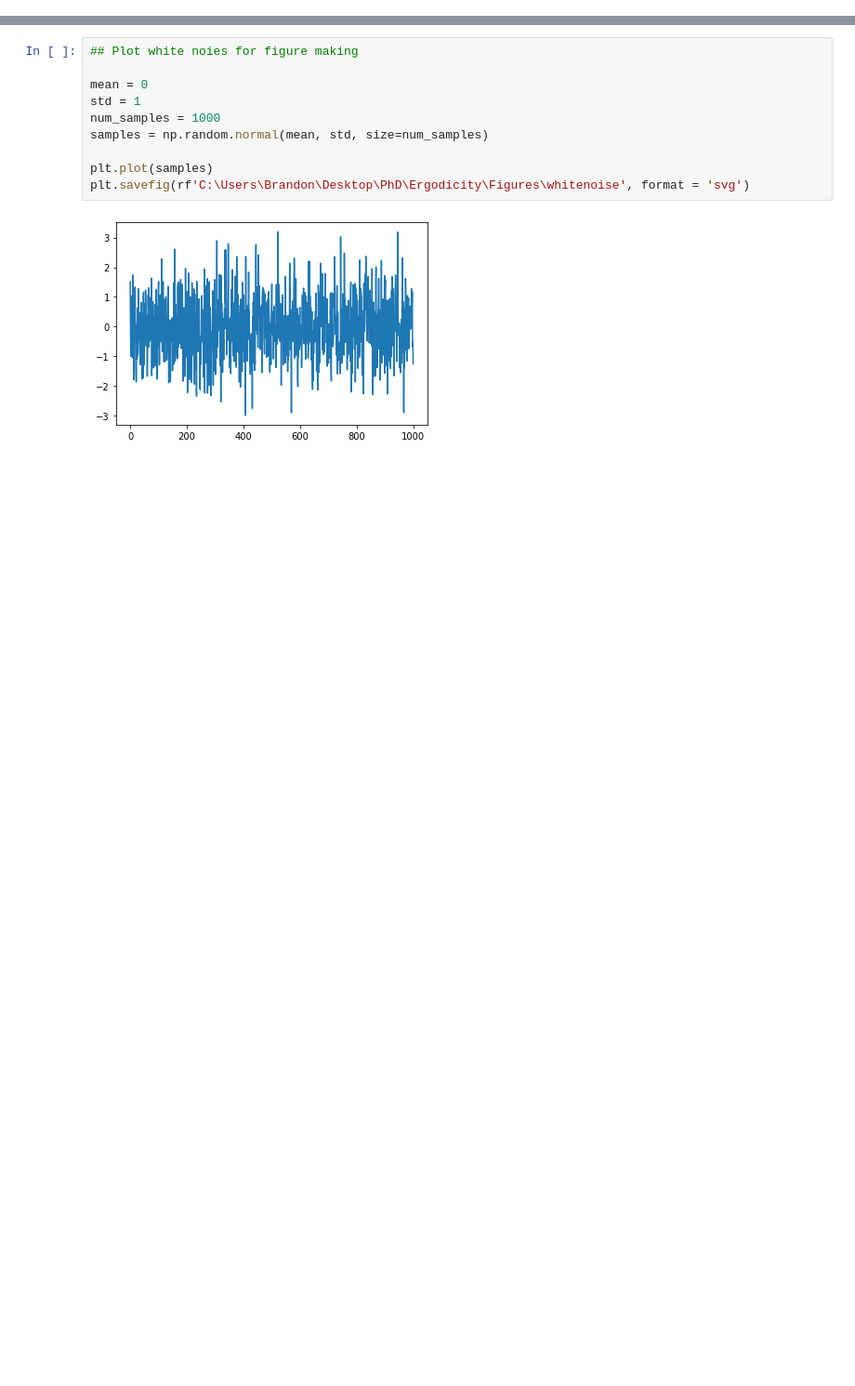
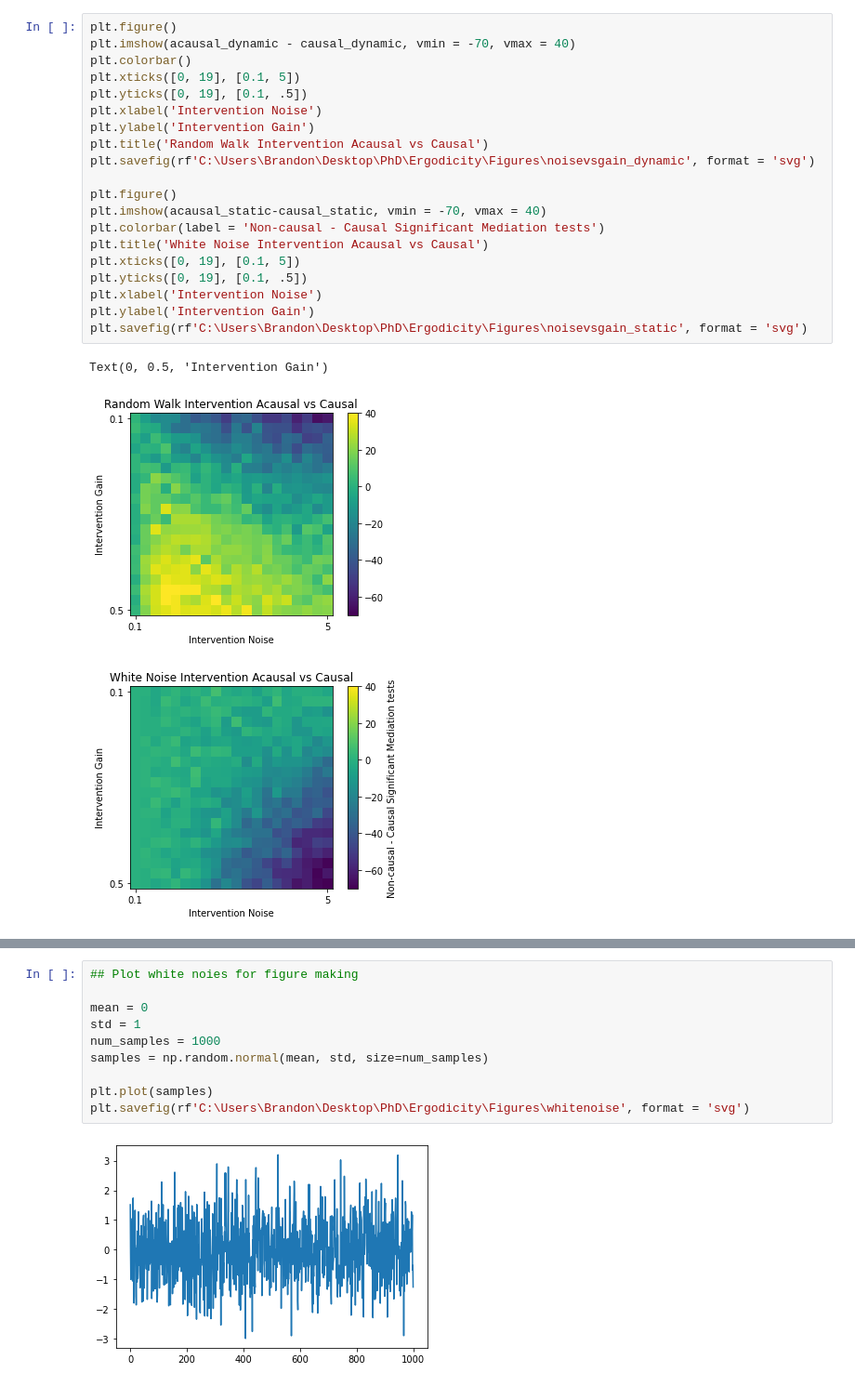
Before and after one commit to BJCaie/Ergodicity, a Jupyter notebook: Mediation_Analyses.ipynb, the cells around one changed output, grey strips where cells are left out. Shown at 93% size. Drawn from its saved outputs; the diff is of its cells as text; blank space fills up the shorter version.

```diff
--- a/Mediation_Analyses.ipynb
+++ b/Mediation_Analyses.ipynb
@@ -352,0 +366,24 @@ Text(0.5, 1.0, 'Dynamic Intervention, Independent, Low Phi')
+# %%
+plt.figure()
+plt.imshow(acausal_dynamic - causal_dynamic, vmin = -70, vmax = 40)
+plt.colorbar()
+plt.xticks([0, 19], [0.1, 5])
+plt.yticks([0, 19], [0.1, .5])
+plt.xlabel('Intervention Noise')
+plt.ylabel('Intervention Gain')
+plt.title('Random Walk Intervention Acausal vs Causal')
+plt.savefig(rf'C:\Users\Brandon\Desktop\PhD\Ergodicity\Figures\noisevsgain_dynamic', format = 'svg')
+
+plt.figure()
+plt.imshow(acausal_static-causal_static, vmin = -70, vmax = 40)
+plt.colorbar(label = 'Non-causal - Causal Significant Mediation tests')
+plt.title('White Noise Intervention Acausal vs Causal')
+plt.xticks([0, 19], [0.1, 5])
+plt.yticks([0, 19], [0.1, .5])
+plt.xlabel('Intervention Noise')
+plt.ylabel('Intervention Gain')
+plt.savefig(rf'C:\Users\Brandon\Desktop\PhD\Ergodicity\Figures\noisevsgain_static', format = 'svg')
+# %% [output]
+Text(0, 0.5, 'Intervention Gain')
+[figure, added]
+[figure, added]
```
Also changed, not shown: parts of 11 cells of this notebook, 5 other files.
